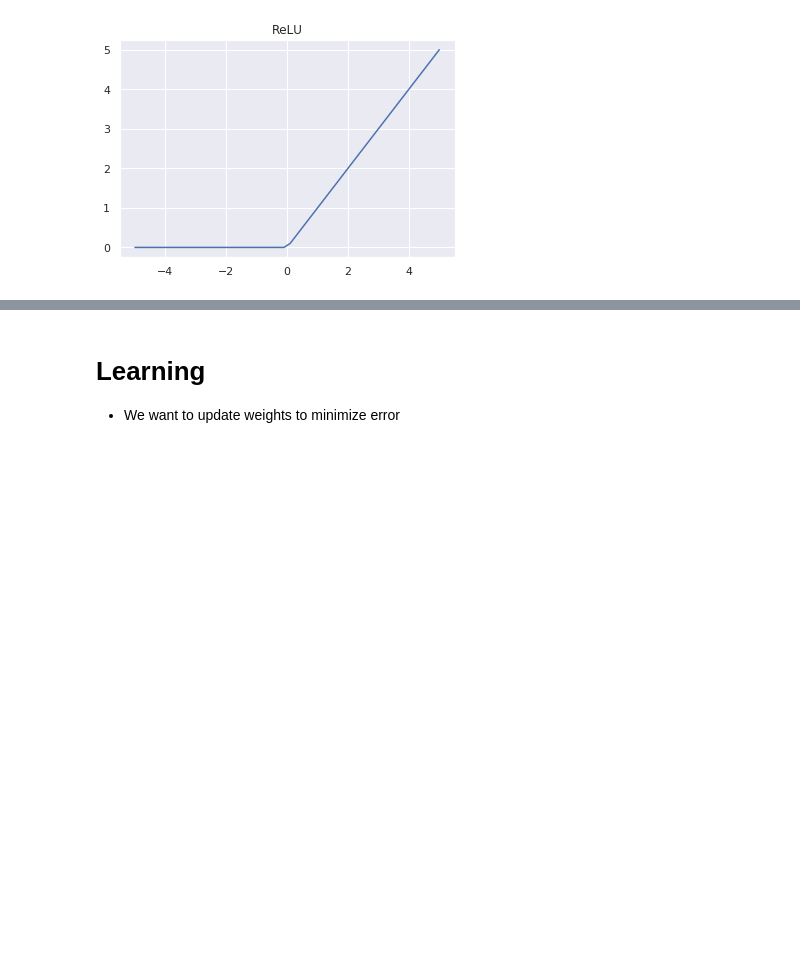
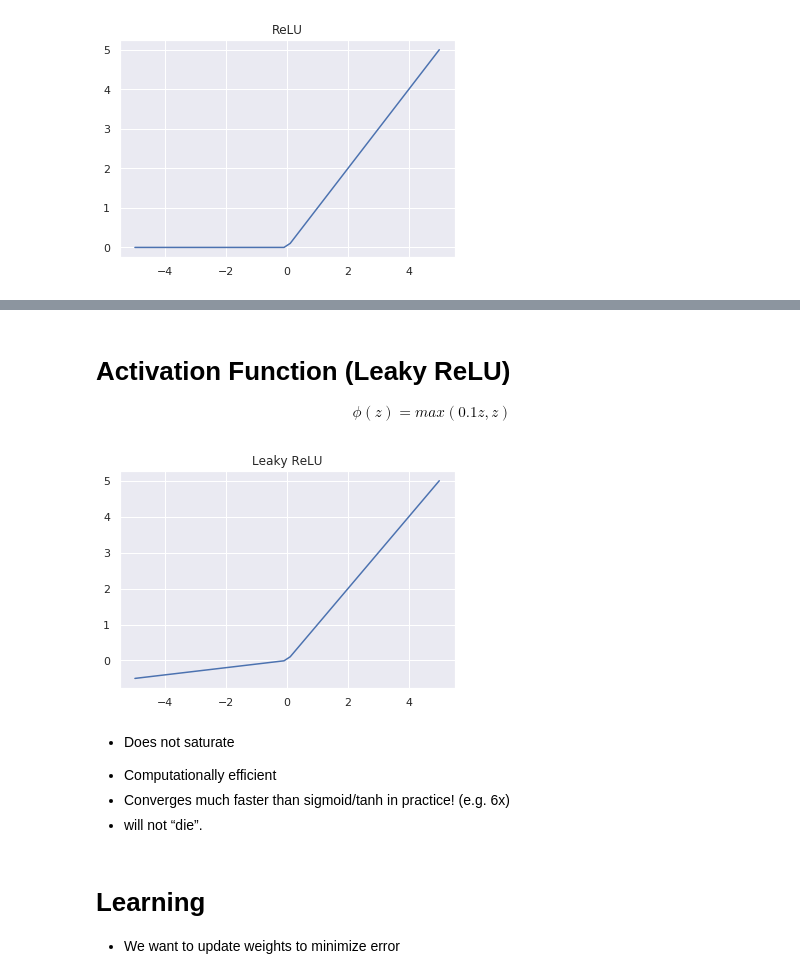
Before and after one commit to jordanott/DeepLearning, a Jupyter notebook: Notebooks/01 Introduction.ipynb, the cells around one changed output, grey strips where cells are left out. Saved outputs shown, nothing was run; the diff lists cells and outputs as text; code cells hidden in the pictures; blank space fills up the shorter version.

```diff
--- a/Notebooks/01 Introduction.ipynb
+++ b/Notebooks/01 Introduction.ipynb
@@ -442,6 +450,5 @@ y_hat.shape
 # %%
-x = np.linspace(-10, 10)
-y = 1 / (1 + np.exp(-x))
+x = np.linspace(-10, 10); y = 1 / (1 + np.exp(-x))
 
 plt.plot(x,y); plt.title('Sigmoid'); plt.show()
 # %% [output]
@@ -453,8 +460,7 @@ plt.plot(x,y); plt.title('Sigmoid'); plt.show()
     \phi (z) = tanh(z)
 \end{equation}
 # %%
-x = np.linspace(-5, 5)
-y = np.tanh(-x)
+x = np.linspace(-5, 5); y = np.tanh(-x)
 
 plt.plot(x,y); plt.title('Tanh'); plt.show()
 # %% [output]
@@ -465,8 +471,7 @@ plt.plot(x,y); plt.title('Tanh'); plt.show()
     \phi (z) = max(0, z)
 \end{equation}
 # %%
-x = np.linspace(-5, 5)
-y = np.maximum(0,x)
+x = np.linspace(-5, 5); y = np.maximum(0,x)
 
 plt.plot(x,y); plt.title('ReLU'); plt.show()
 # %% [output]
@@ -474,3 +488,20 @@ plt.plot(x,y); plt.title('ReLU'); plt.show()
+# %% [markdown]
+# Activation Function (Leaky ReLU)
+\begin{equation}
+    \phi (z) = max(0.1z, z)
+\end{equation}
+# %%
+x = np.linspace(-5, 5); y = np.maximum(.1*x,x)
+
+plt.plot(x,y); plt.title('Leaky ReLU'); plt.show()
+# %% [output]
+[figure, added]
+# %% [markdown]
+* Does not saturate
+- Computationally efficient
+- Converges much faster than
+sigmoid/tanh in practice! (e.g. 6x)
+- will not “die”.
 # %% [markdown]
 # Learning
 * We want to update weights to minimize error
```
Also changed, not shown: parts of 3 cells of this notebook, 8 other files.
